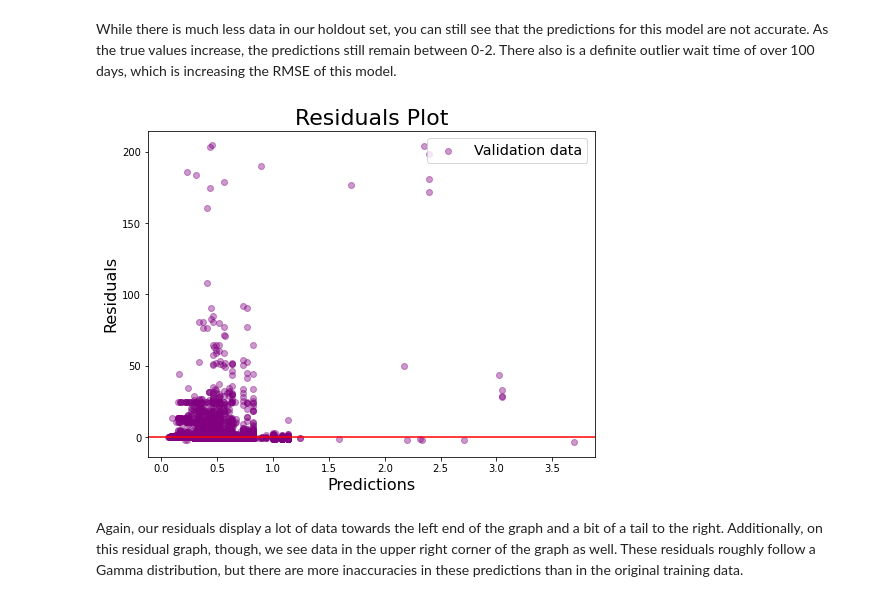
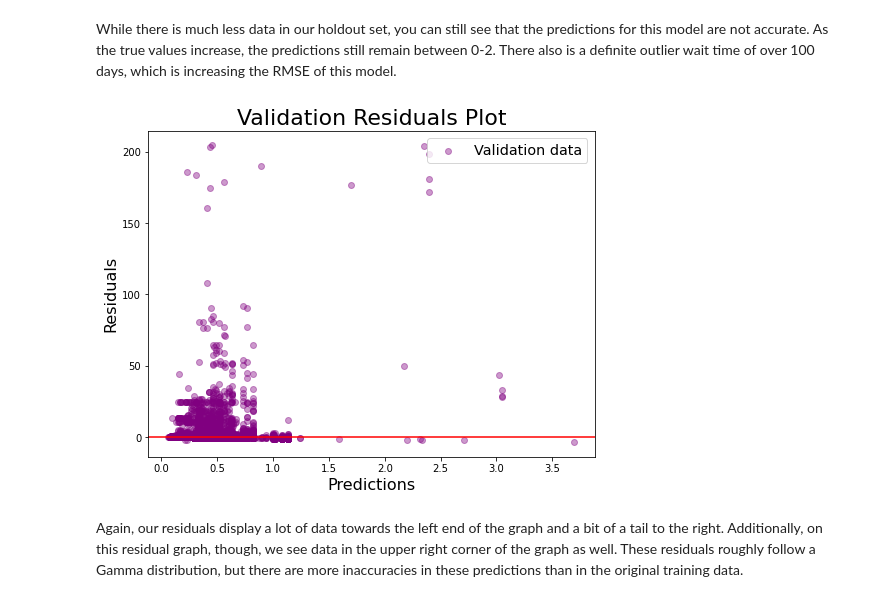
Before and after one commit to dmedellin2/311_service_requests, a Jupyter notebook: code/EDA-Copy1.ipynb, the cells around one changed output. Drawn from its saved outputs; the diff is of its cells as text; code cells hidden in the pictures.

```diff
--- a/code/EDA-Copy1.ipynb
+++ b/code/EDA-Copy1.ipynb
@@ -1213,14 +1213,14 @@ While there is much less data in our holdout set, you can still see that the pre
 val_resids = np.array(y_holdout) - np.array(gamma_val_preds)
 # %%
 plt.figure(figsize=(8,6))
-plt.title('Residuals Plot',size=22)
+plt.title('Validation Residuals Plot',size=22)
 plt.xlabel('Predictions',size=16)
 plt.ylabel('Residuals',size=16)
 plt.axhline(0, c = "r")
 plt.scatter(gamma_val_preds, val_resids, label='Validation data', alpha = .4,color='purple');
 plt.legend(loc='upper right',fontsize='x-large');
 # %% [output]
-[figure, old version]
+[figure, new version]
 # %% [markdown]
 Again, our residuals display a lot of data towards the left end of the graph and a bit of a tail to the right. Additionally, on this residual graph, though, we see data in the upper right corner of the graph as well. These residuals roughly follow a Gamma distribution, but there are more inaccuracies in these predictions than in the original training data.
 # %%
```
Also changed, not shown: parts of 50 cells of this notebook.
